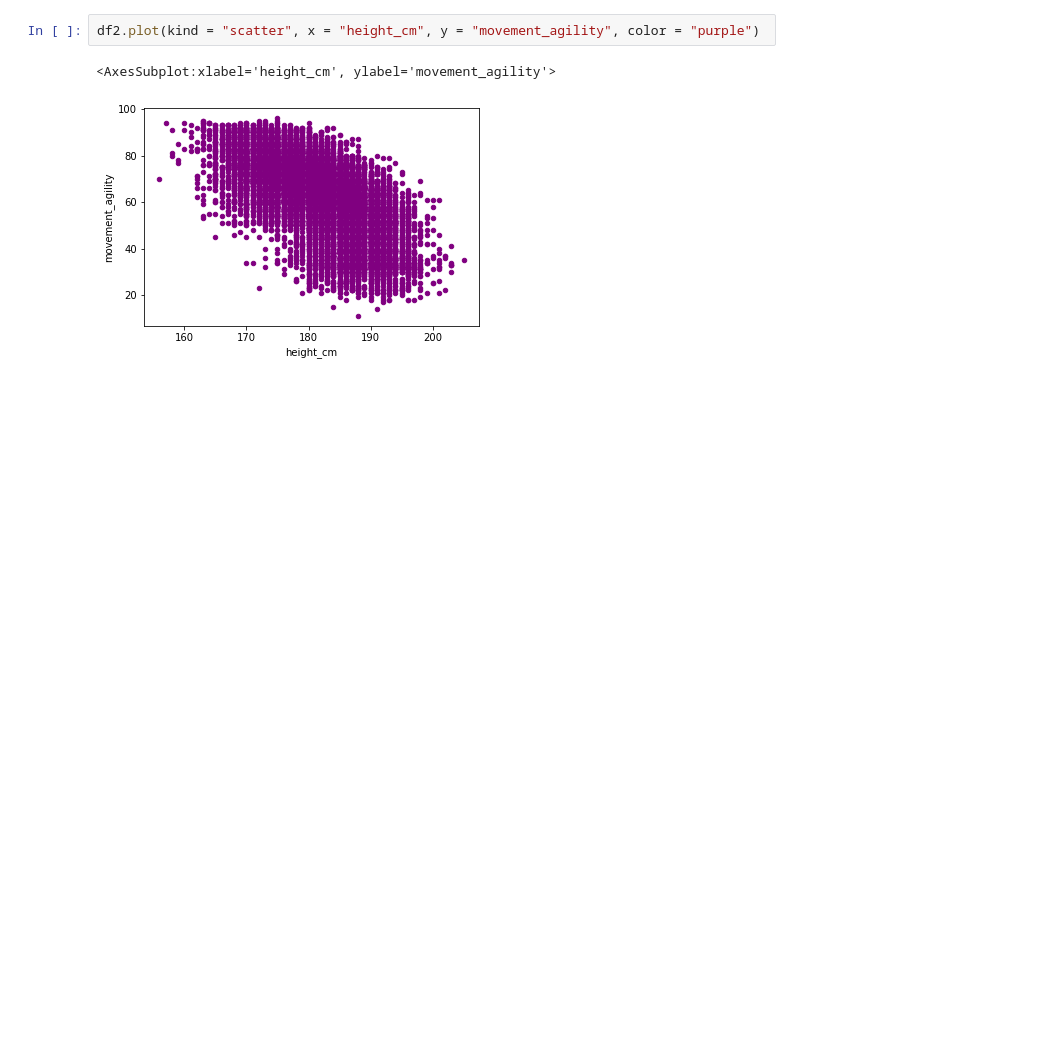
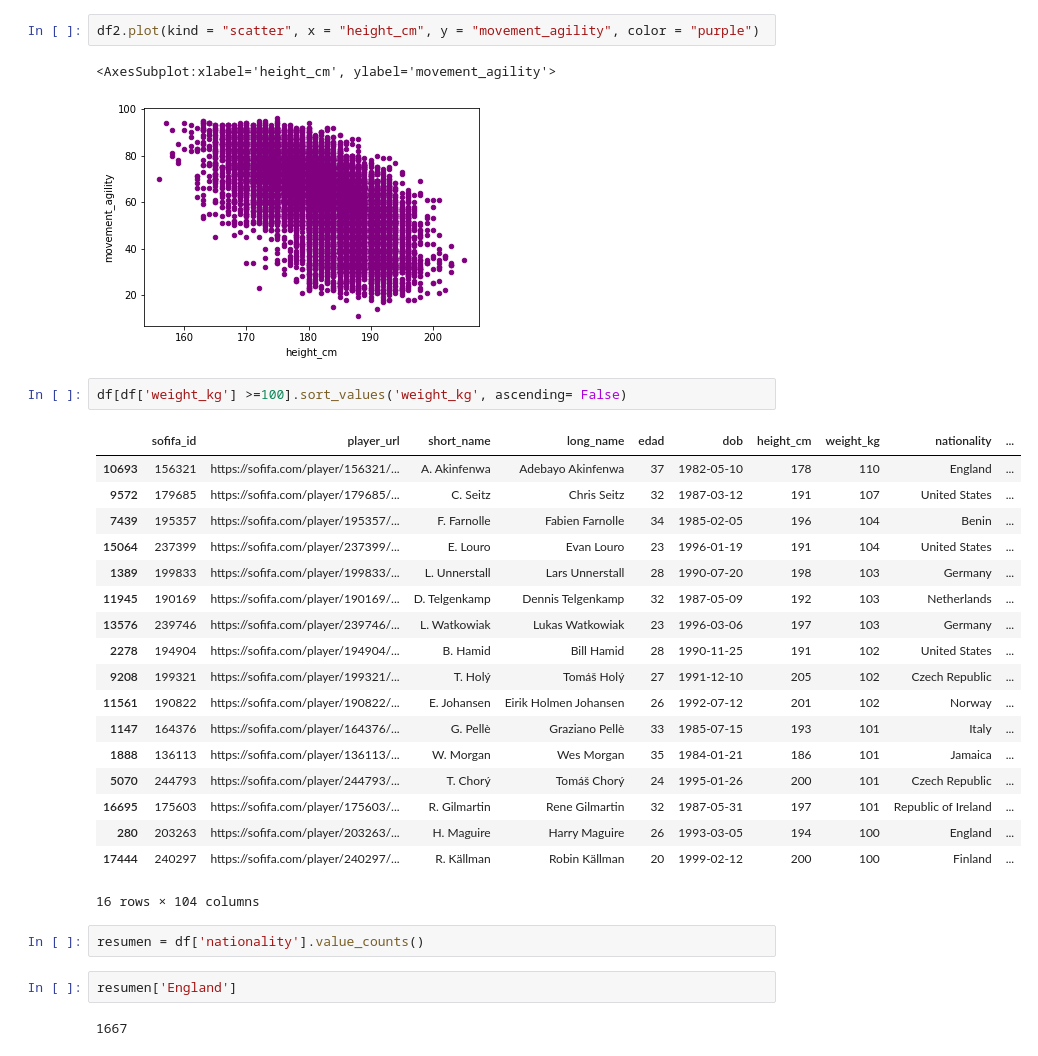
Before and after one commit to git-manuel-alejandro/pandas, a Jupyter notebook: 1_intro/1_intro.ipynb, the cells around one changed output. Cells and saved outputs as stored; diff of their text form; blank space fills up the shorter version.

```diff
--- a/1_intro/1_intro.ipynb
+++ b/1_intro/1_intro.ipynb
@@ -276,3 +276,30 @@ df2.plot(kind = "scatter", x = "height_cm", y = "movement_agility", color = "pur
 # %% [output]
 <AxesSubplot:xlabel='height_cm', ylabel='movement_agility'>
 [figure]
+# %%
+df[df['weight_kg'] >=100].sort_values('weight_kg', ascending= False)
+# %% [output]
+|  | sofifa_id | player_url | short_name | long_name | edad | dob | height_cm | weight_kg | nationality | ... |
+| 10693 | 156321 | https://sofifa.com/player/156321/... | A. Akinfenwa | Adebayo Akinfenwa | 37 | 1982-05-10 | 178 | 110 | England | ... |
+| 9572 | 179685 | https://sofifa.com/player/179685/... | C. Seitz | Chris Seitz | 32 | 1987-03-12 | 191 | 107 | United States | ... |
+| 7439 | 195357 | https://sofifa.com/player/195357/... | F. Farnolle | Fabien Farnolle | 34 | 1985-02-05 | 196 | 104 | Benin | ... |
+| 15064 | 237399 | https://sofifa.com/player/237399/... | E. Louro | Evan Louro | 23 | 1996-01-19 | 191 | 104 | United States | ... |
+| 1389 | 199833 | https://sofifa.com/player/199833/... | L. Unnerstall | Lars Unnerstall | 28 | 1990-07-20 | 198 | 103 | Germany | ... |
+| 11945 | 190169 | https://sofifa.com/player/190169/... | D. Telgenkamp | Dennis Telgenkamp | 32 | 1987-05-09 | 192 | 103 | Netherlands | ... |
+| 13576 | 239746 | https://sofifa.com/player/239746/... | L. Watkowiak | Lukas Watkowiak | 23 | 1996-03-06 | 197 | 103 | Germany | ... |
+| 2278 | 194904 | https://sofifa.com/player/194904/... | B. Hamid | Bill Hamid | 28 | 1990-11-25 | 191 | 102 | United States | ... |
+| 9208 | 199321 | https://sofifa.com/player/199321/... | T. Holý | Tomáš Holý | 27 | 1991-12-10 | 205 | 102 | Czech Republic | ... |
+| 11561 | 190822 | https://sofifa.com/player/190822/... | E. Johansen | Eirik Holmen Johansen | 26 | 1992-07-12 | 201 | 102 | Norway | ... |
+| 1147 | 164376 | https://sofifa.com/player/164376/... | G. Pellè | Graziano Pellè | 33 | 1985-07-15 | 193 | 101 | Italy | ... |
+| 1888 | 136113 | https://sofifa.com/player/136113/... | W. Morgan | Wes Morgan | 35 | 1984-01-21 | 186 | 101 | Jamaica | ... |
+| 5070 | 244793 | https://sofifa.com/player/244793/... | T. Chorý | Tomáš Chorý | 24 | 1995-01-26 | 200 | 101 | Czech Republic | ... |
+| 16695 | 175603 | https://sofifa.com/player/175603/... | R. Gilmartin | Rene Gilmartin | 32 | 1987-05-31 | 197 | 101 | Republic of Ireland | ... |
+| 280 | 203263 | https://sofifa.com/player/203263/... | H. Maguire | Harry Maguire | 26 | 1993-03-05 | 194 | 100 | England | ... |
+| 17444 | 240297 | https://sofifa.com/player/240297/... | R. Källman | Robin Källman | 20 | 1999-02-12 | 200 | 100 | Finland | ... |
+16 rows × 104 columns
+# %%
+resumen = df['nationality'].value_counts()
+# %%
+resumen['England']
+# %% [output]
+1667
```
Also changed, not shown: parts of 4 cells of this notebook, 15 other files.
